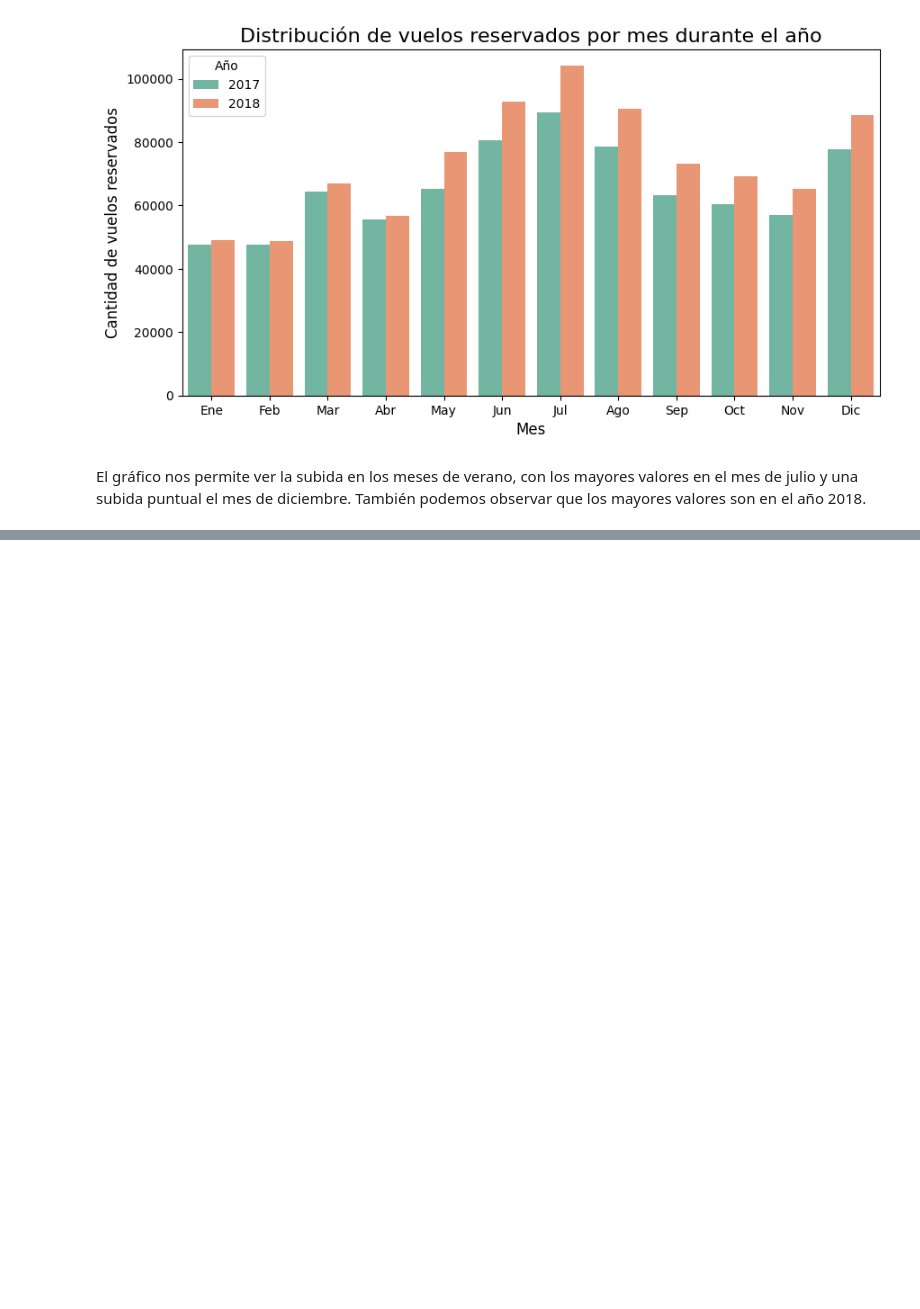
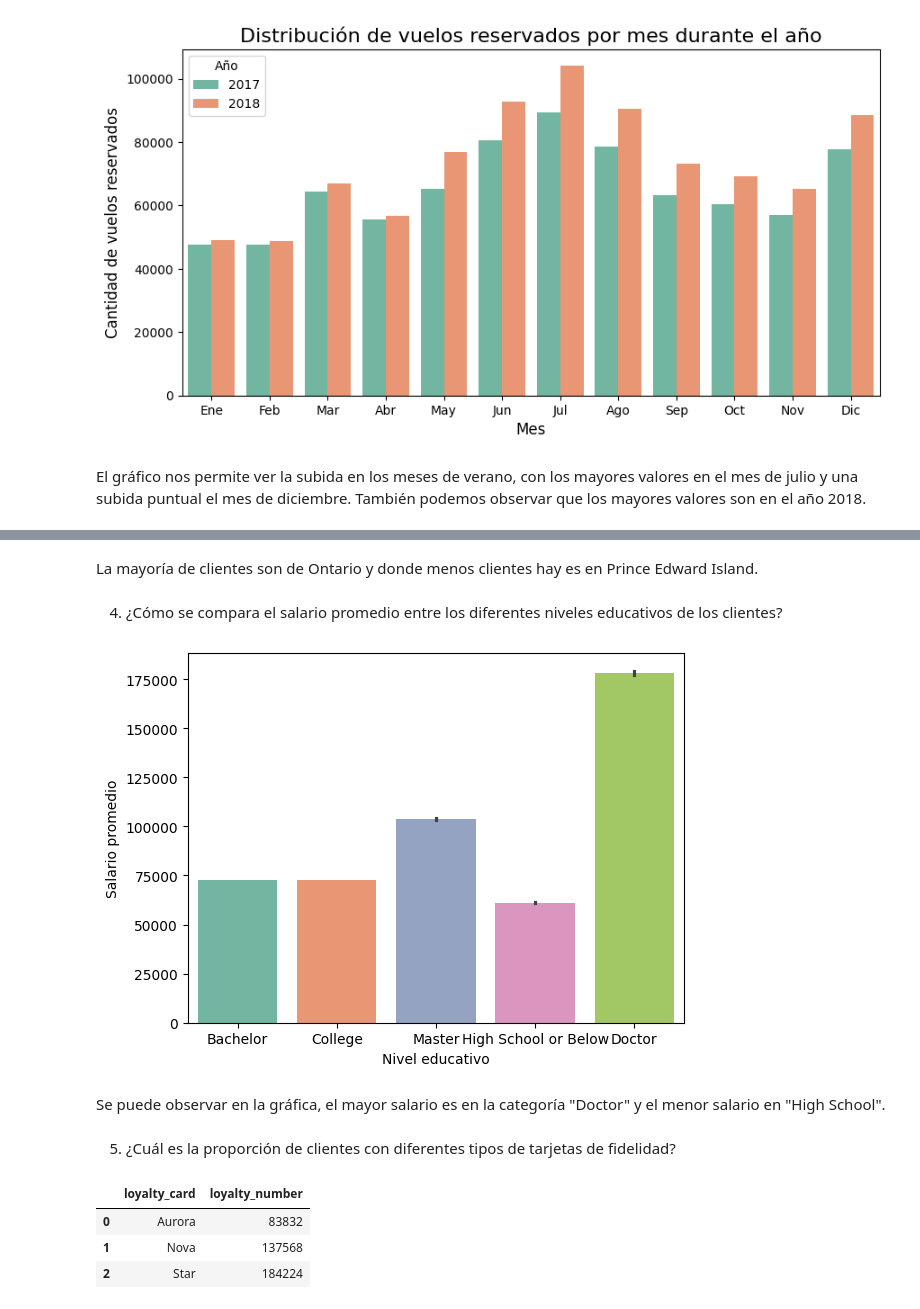
Before and after one commit to Adalab/bda-modulo-3-evaluacion-final-Marta2203H, a Jupyter notebook: Jupyters/Fase_2_Visualización.ipynb, the cells around one changed output, grey strips where cells are left out. Cells and saved outputs as stored; diff of their text form; code cells hidden in the pictures; blank space fills up the shorter version.

```diff
--- a/Jupyters/Fase_2_Visualización.ipynb
+++ b/Jupyters/Fase_2_Visualización.ipynb
@@ -55,0 +129,25 @@ El gráfico nos permite ver la subida en los meses de verano, con los mayores va
+# %% [markdown]
+La mayoría de clientes son de Ontario y donde menos clientes hay es en Prince Edward Island.
+# %% [markdown]
+4. ¿Cómo se compara el salario promedio entre los diferentes niveles educativos de los clientes?
+# %%
+sns.barplot(x = "education",
+            y = "salary",
+            data = df_conjunto,
+            palette = "Set2")
+
+plt.xlabel("Nivel educativo")
+plt.ylabel("Salario promedio");
+# %% [output]
+[figure, added]
+# %% [markdown]
+Se puede observar en la gráfica, el mayor salario es en la categoría "Doctor" y el menor salario en "High School".
+# %% [markdown]
+5. ¿Cuál es la proporción de clientes con diferentes tipos de tarjetas de fidelidad?
+# %%
+df_conjunto.groupby("loyalty_card")["loyalty_number"].count().reset_index()
+# %% [output]
+|  | loyalty_card | loyalty_number |
+| 0 | Aurora | 83832 |
+| 1 | Nova | 137568 |
+| 2 | Star | 184224 |
```
Also changed, not shown: parts of 14 cells of this notebook, 1 other file.
